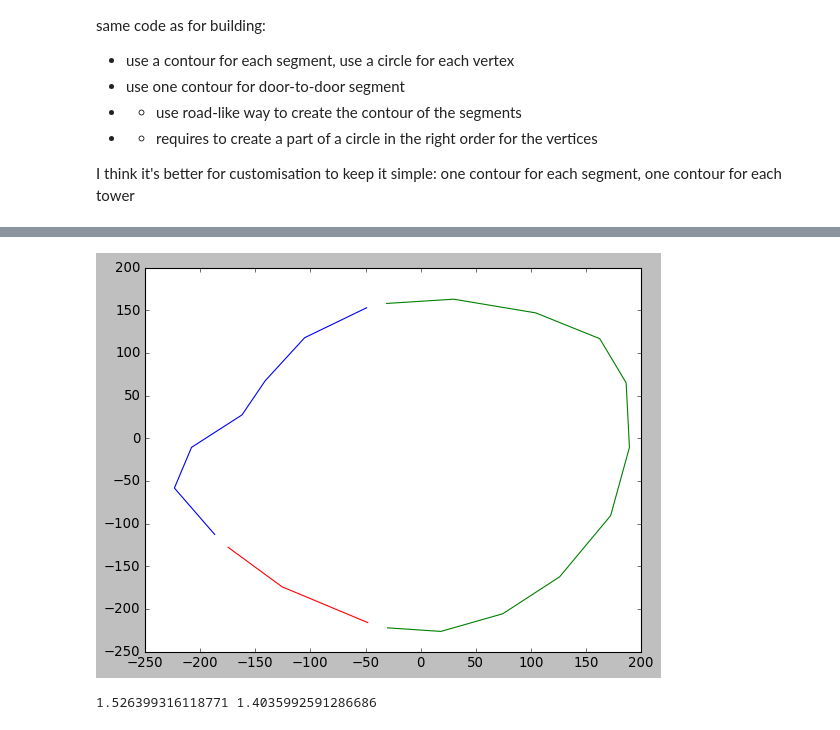
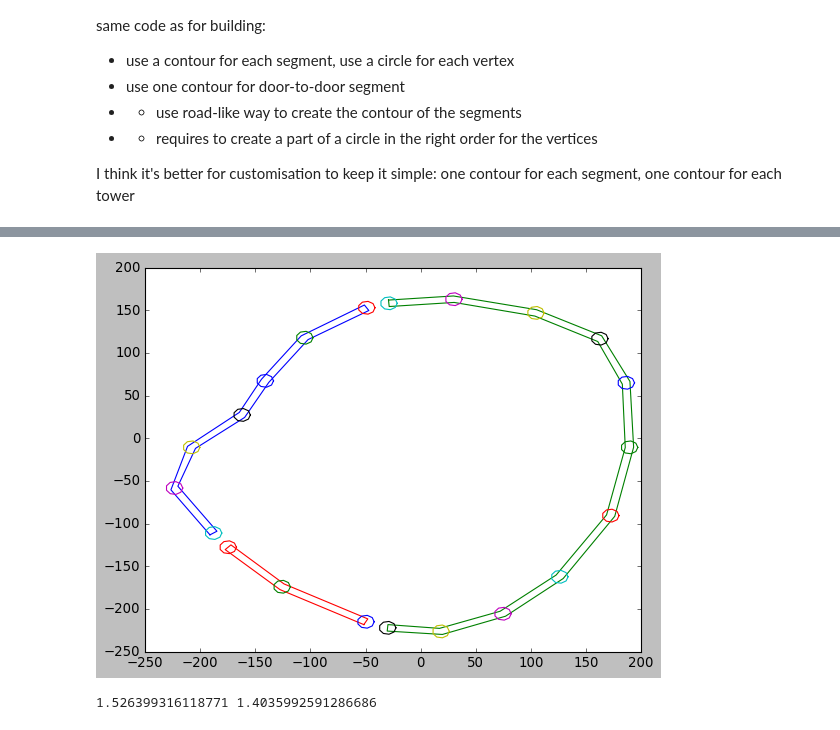
Before and after one commit to Luvideria/mcfgJSONtoOBJ, a Jupyter notebook: city_walls.ipynb, the cells around one changed output, grey strips where cells are left out. Saved outputs shown, nothing was run; the diff lists cells and outputs as text; code cells hidden in the pictures.

Commit message:
city walls done

```diff
--- a/city_walls.ipynb
+++ b/city_walls.ipynb
@@ -92,9 +112,12 @@ for w in walls:
 # %%
-for seg in wallseg:
+for seg in walls:
     xr,yr=np.array(seg).transpose()
     plt.plot(xr,yr)
+for seg in towers:
+    xr,yr=np.array(seg).transpose()
+    plt.plot(xr,yr)
 # %% [output]
-[figure, old version]
+[figure, new version]
 # %%
 #make a circle centered on x,y
 #radius is towerRadius
```
Also changed, not shown: parts of 14 cells of this notebook, 4 other files.
